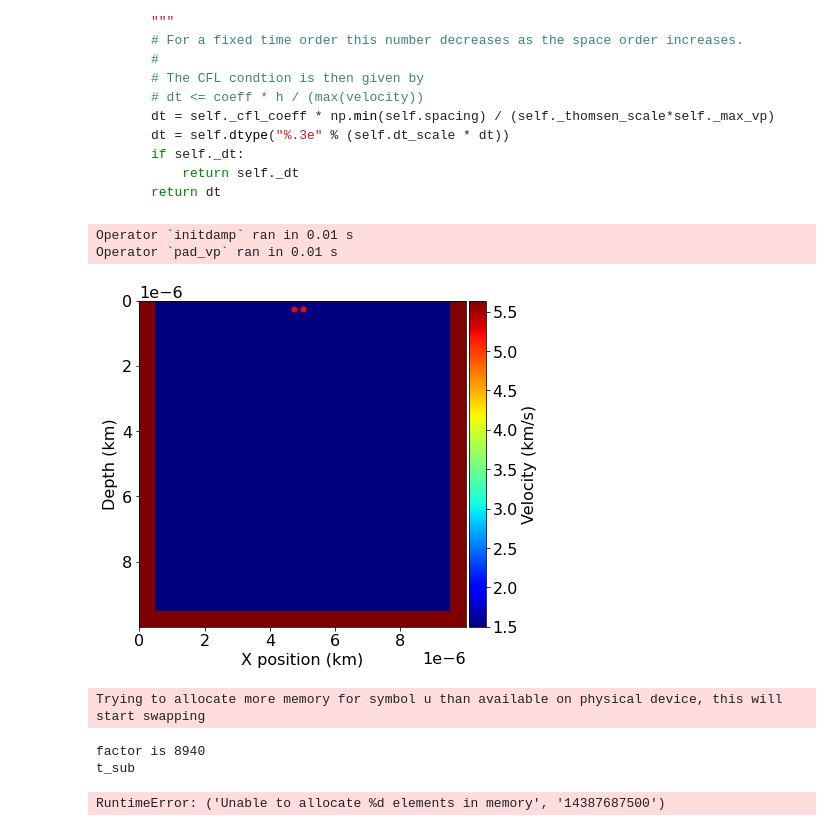
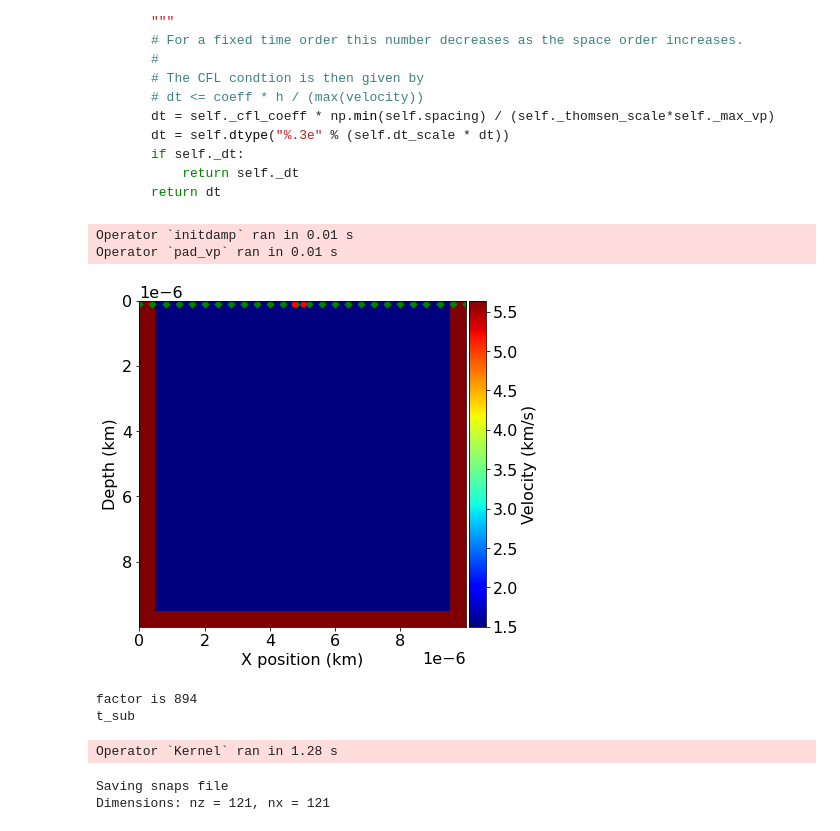
Before and after one commit to bgd54/sonar-FWI, a Jupyter notebook: water_tank/04_beamforming.ipynb, the cells around one changed output. Saved outputs shown, nothing was run; the diff lists cells and outputs as text; code cells hidden in the pictures.

Commit message:
added receivers

```diff
--- a/water_tank/04_beamforming.ipynb
+++ b/water_tank/04_beamforming.ipynb
@@ -106,7 +106,7 @@ model = Model(vp=v, origin=origin, shape=shape, spacing=spacing,
 
 # Set time range, source, source coordinates and receiver coordinates
 t0 = 0.  # Simulation starts a t=0
-tn = 10.  # Simulation lasts tn milliseconds
+tn = .0001  # Simulation lasts tn milliseconds
 dt = model.critical_dt  # Time step from model grid spacing
 time_range = TimeAxis(start=t0, stop=tn, step=dt)
 nt = time_range.num  # number of time steps
@@ -124,9 +124,20 @@ src = RickerSource(
 for i in range(ns):
     src.coordinates.data[i, :] = np.array(
         model.domain_size) * .5 + (i - ns / 2) * source_distance
-    src.coordinates.data[i, -1] = .00025  # Depth is 0.0001 m
+    src.coordinates.data[i, -1] = .0001  # Depth is 0.0001 m
 
-plot_velocity(model, source=src.coordinates.data)
+rec = Receiver(
+    name='rec',
+    grid=model.grid,
+    npoint=101,
+    time_range=time_range)  # new
+rec.coordinates.data[:, 0] = np.linspace(0, model.domain_size[0], num=101)
+rec.coordinates.data[:, 1] = .0001  # Depth is 20m
+depth = rec.coordinates.data[:, 1]  # Depth is 20m
+
+
+plot_velocity(model, source=src.coordinates.data,
+              receiver=rec.coordinates.data[::4, :])
 
 #Used for reshaping
 vnx = nx+20
@@ -137,36 +148,38 @@ nsnaps = 103            # desired number of equally spaced snaps
 factor = round(nt / nsnaps)  # subsequent calculated factor
 print(f"factor is {factor}")
 
 time_subsampled = ConditionalDimension(
     't_sub', parent=model.grid.time_dim, factor=factor)
 usave = TimeFunction(name='usave', grid=model.grid, time_order=2, space_order=2,
                      save=nsnaps, time_dim=time_subsampled)
 print(time_subsampled)
 
 # Set symbolics for the wavefield object `u`, setting save on all time steps
 # (which can occupy a lot of memory), to later collect snapshots (naive method):
 
 u = TimeFunction(name="u", grid=model.grid, time_order=2,
                  space_order=2, save=time_range.num)
 
 # Set symbolics of the operator, source and receivers:
 pde = model.m * u.dt2 - u.laplace + model.damp * u.dt
 stencil = Eq(u.forward, solve(pde, u.forward))
 src_term = src.inject(field=u.forward, expr=src * dt**2 / model.m)
+rec_term = rec.interpolate(expr=u)
 # The usual operator would be: op1 = Operator([stencil] + src_term + rec_term, subs=model.spacing_map)
-op2 = Operator([stencil] + src_term + [Eq(usave, u)], subs=model.spacing_map)  # operator with snapshots
+op2 = Operator([stencil] + src_term + [Eq(usave, u)] + rec_term, subs=model.spacing_map)  # operator with snapshots
 # Run the operator for `(nt-2)` time steps:
 op2(time=nt - 2, dt=model.critical_dt)
 
 print("Saving snaps file")
 print("Dimensions: nz = {:d}, nx = {:d}".format(nz + 2 * nb, nx + 2 * nb))
 filename = "snapshots/snaps.bin"
 usave.data.tofile(filename)
 # %% [output]
 Operator `initdamp` ran in 0.01 s
 Operator `pad_vp` ran in 0.01 s
-[figure, old version]
+[figure, new version]
-Trying to allocate more memory for symbol u than available on physical device, this will start swapping
+factor is 894
+t_sub
-factor is 8940
-t_sub
+Operator `Kernel` ran in 1.28 s
-RuntimeError: ('Unable to allocate %d elements in memory', '14387687500')
+Saving snaps file
+Dimensions: nz = 121, nx = 121
```
Also changed, not shown: parts of 2 cells of this notebook.
